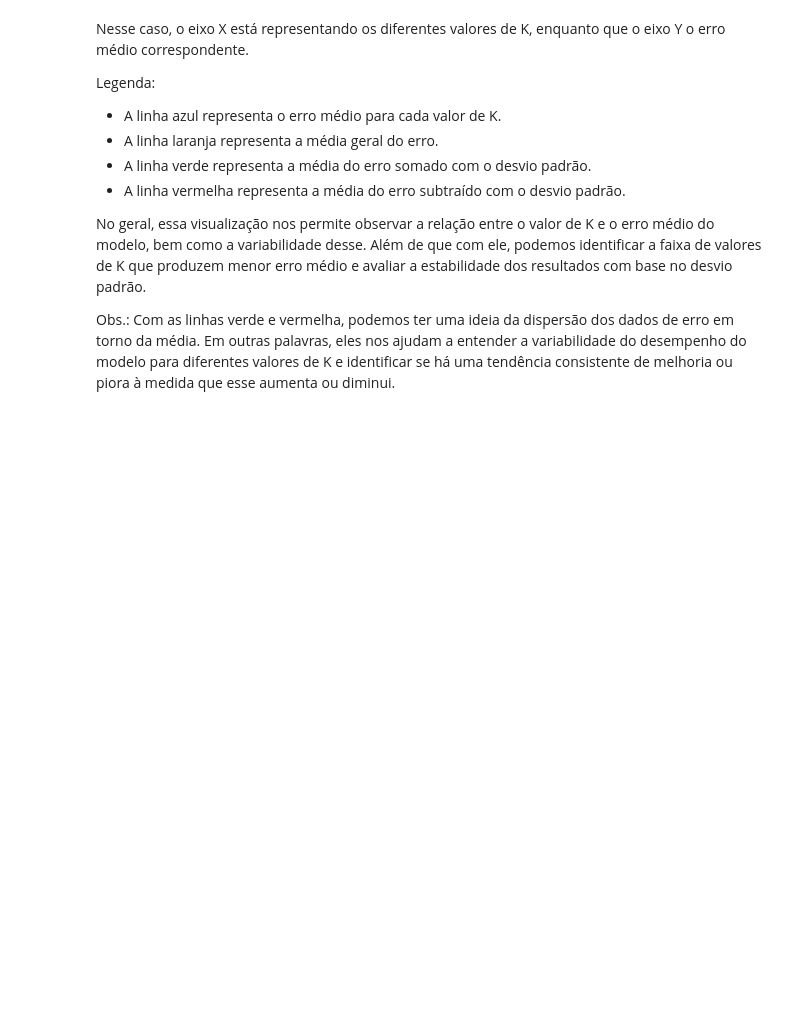
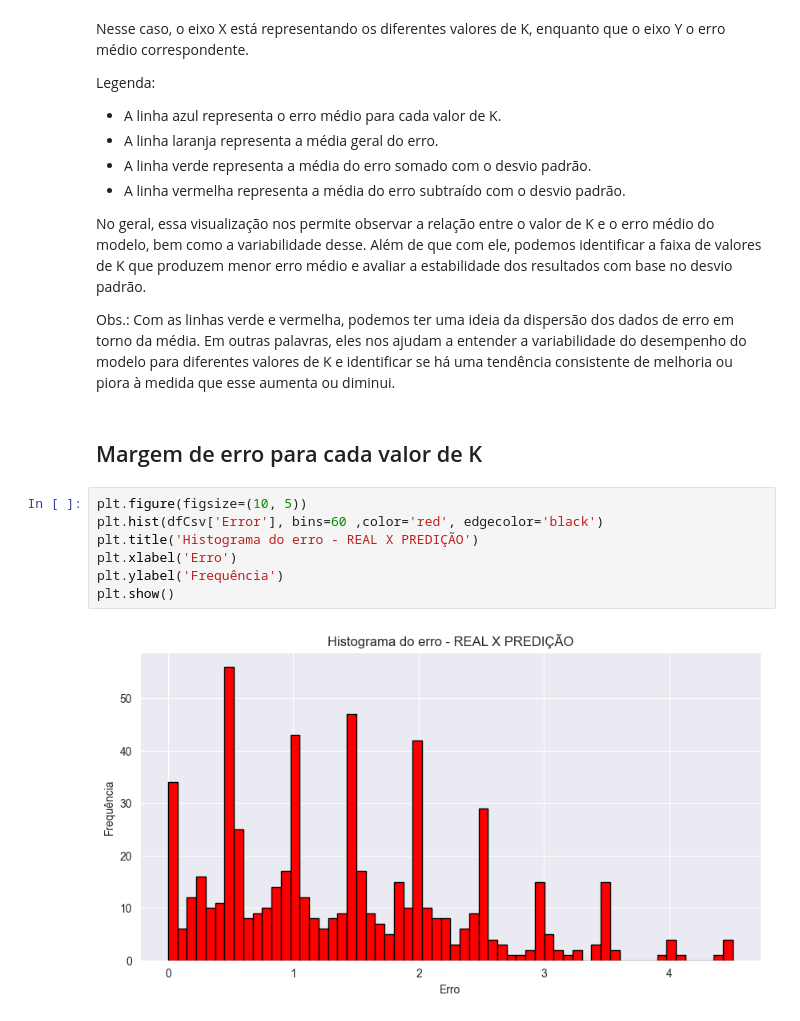
Before and after one commit to LuccaHiratsuca/Netflix-Challenge, a Jupyter notebook: main.ipynb, the cells around one changed output. Cells and saved outputs as stored; diff of their text form; blank space fills up the shorter version.

```diff
--- a/main.ipynb
+++ b/main.ipynb
@@ -211,3 +212,14 @@ Legenda:
 No geral, essa visualização nos permite observar a relação entre o valor de K e o erro médio do modelo, bem como a variabilidade desse. Além de que com ele, podemos identificar a faixa de valores de K que produzem menor erro médio e avaliar a estabilidade dos resultados com base no desvio padrão.
 
 Obs.: Com as linhas verde e vermelha, podemos ter uma ideia da dispersão dos dados de erro em torno da média. Em outras palavras, eles nos ajudam a entender a variabilidade do desempenho do modelo para diferentes valores de K e identificar se há uma tendência consistente de melhoria ou piora à medida que esse aumenta ou diminui.
+# %% [markdown]
+## Margem de erro para cada valor de K
+# %%
+plt.figure(figsize=(10, 5))
+plt.hist(dfCsv['Error'], bins=60 ,color='red', edgecolor='black')
+plt.title('Histograma do erro - REAL X PREDIÇÃO')
+plt.xlabel('Erro')
+plt.ylabel('Frequência')
+plt.show()
+# %% [output]
+[figure, added]
```
Also changed, not shown: parts of 1 cell of this notebook, 1 other file.
